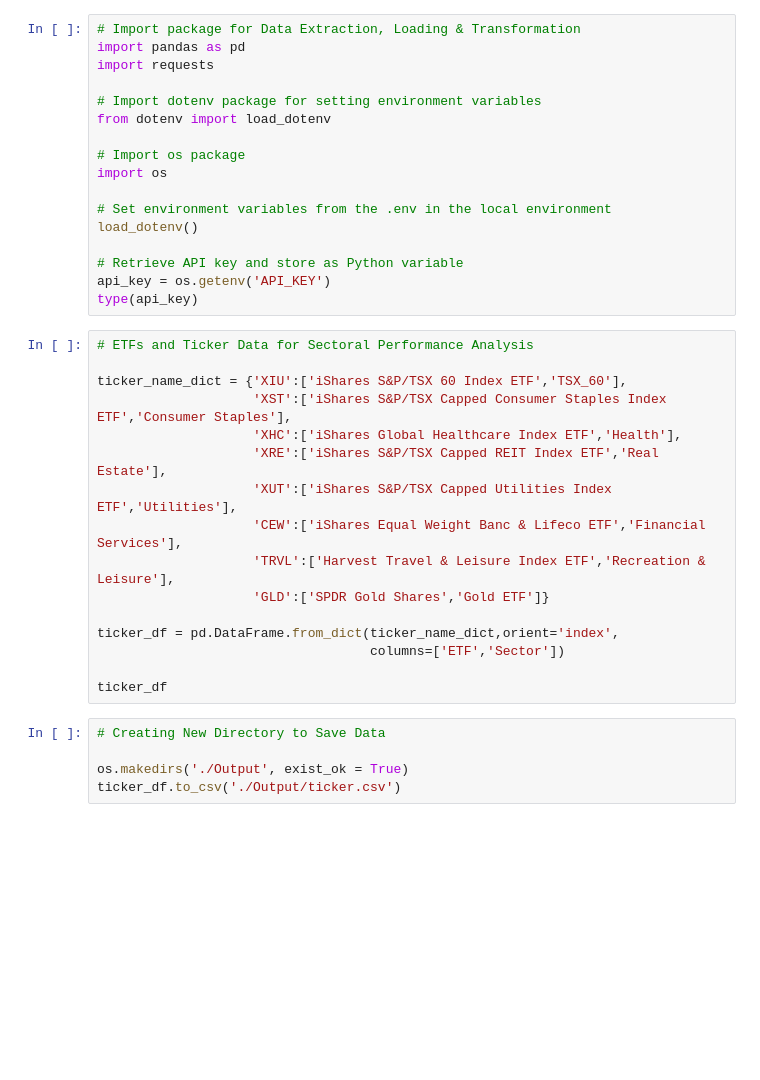
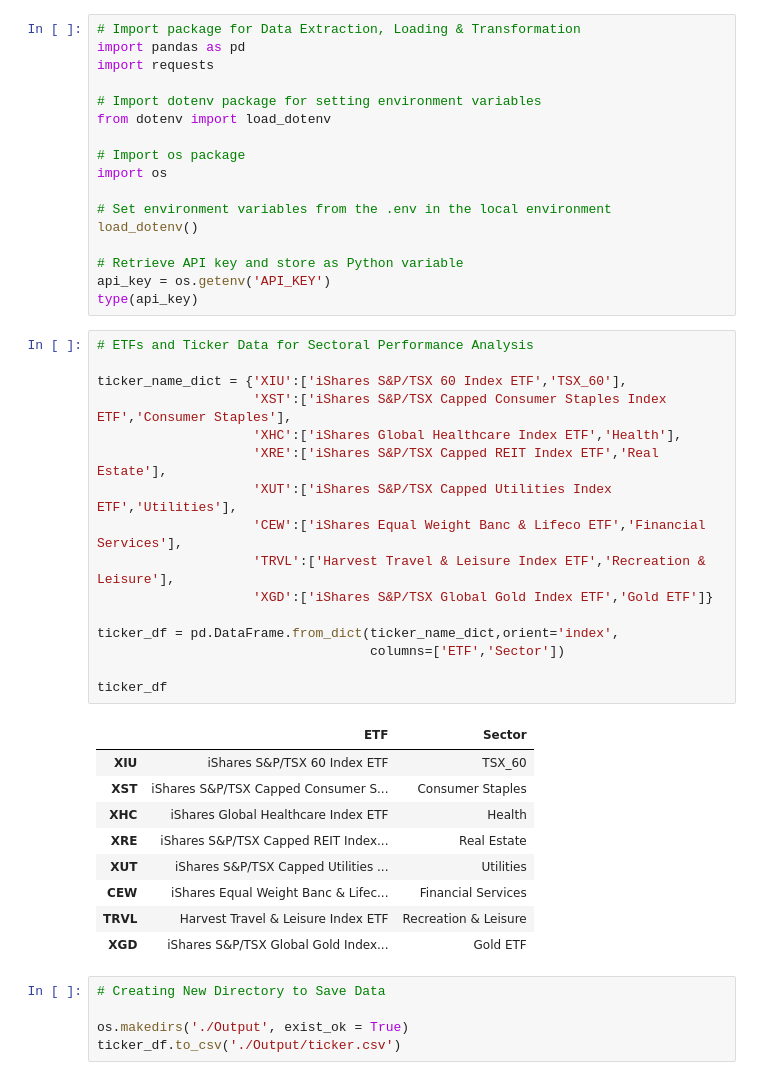
Before and after one commit to Sahib0096/Project-1-Group-3-, a Jupyter notebook: ETF_Analysis.ipynb, the cells around one changed output. Saved outputs shown, nothing was run; the diff lists cells and outputs as text; blank space fills up the shorter version.

```diff
--- a/ETF_Analysis.ipynb
+++ b/ETF_Analysis.ipynb
@@ -18,19 +18,29 @@ type(api_key)
 # %%
 # ETFs and Ticker Data for Sectoral Performance Analysis
 
 ticker_name_dict = {'XIU':['iShares S&P/TSX 60 Index ETF','TSX_60'],
                     'XST':['iShares S&P/TSX Capped Consumer Staples Index ETF','Consumer Staples'],
                     'XHC':['iShares Global Healthcare Index ETF','Health'],
                     'XRE':['iShares S&P/TSX Capped REIT Index ETF','Real Estate'],
                     'XUT':['iShares S&P/TSX Capped Utilities Index ETF','Utilities'],
                     'CEW':['iShares Equal Weight Banc & Lifeco ETF','Financial Services'],
                     'TRVL':['Harvest Travel & Leisure Index ETF','Recreation & Leisure'],
-                    'GLD':['SPDR Gold Shares','Gold ETF']}
+                    'XGD':['iShares S&P/TSX Global Gold Index ETF','Gold ETF']}
 
 ticker_df = pd.DataFrame.from_dict(ticker_name_dict,orient='index',
                                    columns=['ETF','Sector'])
 
 ticker_df
+# %% [output]
+|  | ETF | Sector |
+| XIU | iShares S&P/TSX 60 Index ETF | TSX_60 |
+| XST | iShares S&P/TSX Capped Consumer S... | Consumer Staples |
+| XHC | iShares Global Healthcare Index ETF | Health |
+| XRE | iShares S&P/TSX Capped REIT Index... | Real Estate |
+| XUT | iShares S&P/TSX Capped Utilities ... | Utilities |
+| CEW | iShares Equal Weight Banc & Lifec... | Financial Services |
+| TRVL | Harvest Travel & Leisure Index ETF | Recreation & Leisure |
+| XGD | iShares S&P/TSX Global Gold Index... | Gold ETF |
 # %%
 # Creating New Directory to Save Data
 
```
Also changed, not shown: parts of 2 cells of this notebook, 5 other files.
